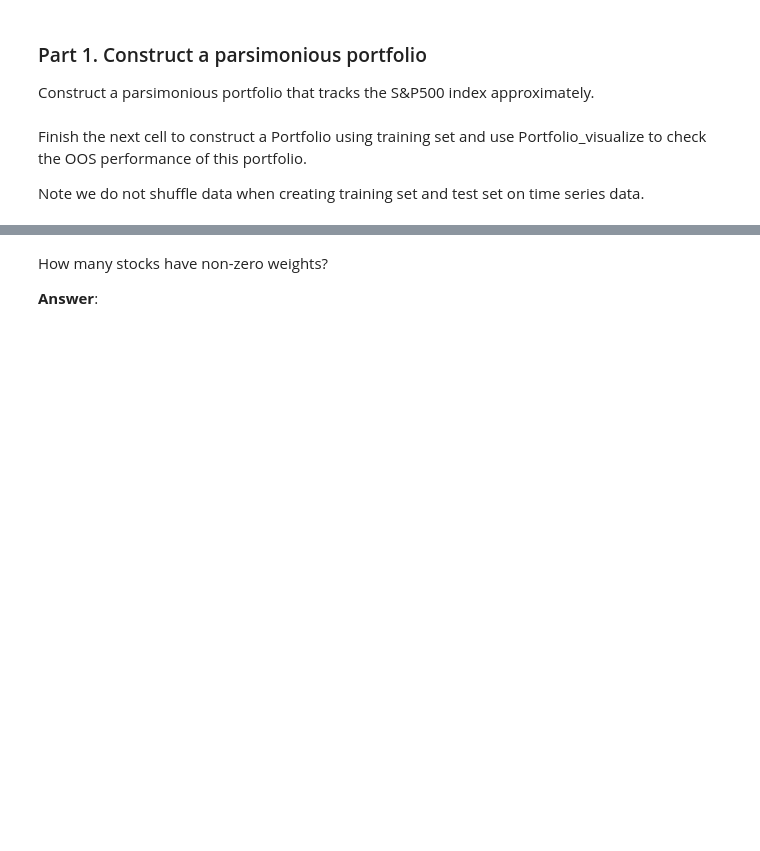
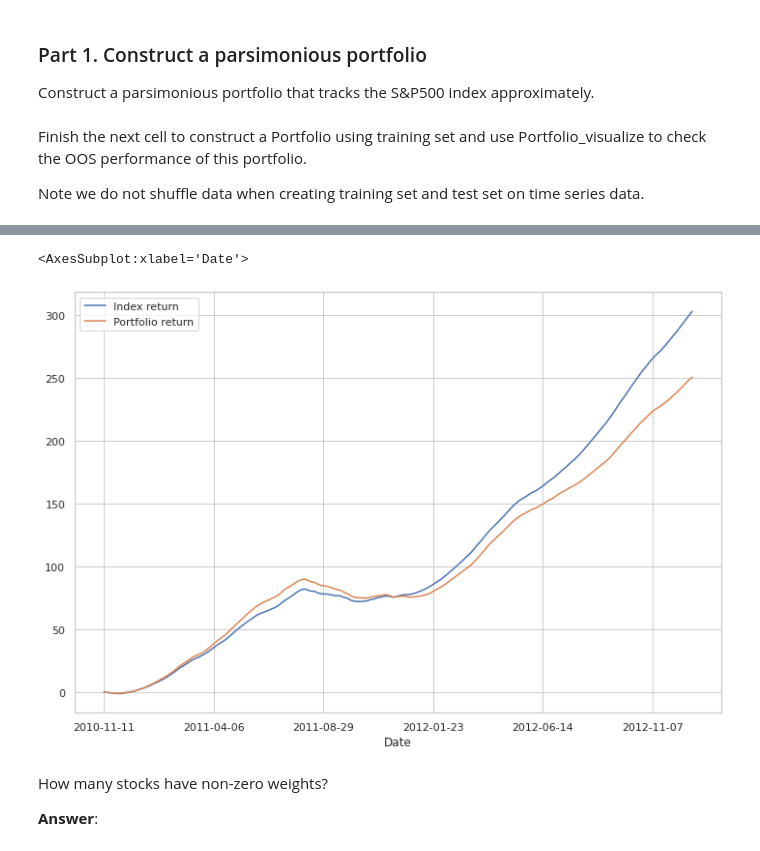
Before and after one commit to mattzhao-R/busn-20800, a Jupyter notebook: Psets/Assignment_3/Assignment_3.ipynb, the cells around one changed output, grey strips where cells are left out. Saved outputs shown, nothing was run; the diff lists cells and outputs as text; code cells hidden in the pictures; blank space fills up the shorter version.

Commit message:
fixed 5 part 1 and port_visualize

```diff
--- a/Psets/Assignment_3/Assignment_3.ipynb
+++ b/Psets/Assignment_3/Assignment_3.ipynb
@@ -335,3 +346,8 @@ Portfolio_visualize(pd.Series(port[1]), pd.Series(port[2]))
+# %%
+Portfolio_
+# %% [output]
+<AxesSubplot:xlabel='Date'>
+[figure, added]
 # %% [markdown]
 How many stocks have non-zero weights?
 
```
Also changed, not shown: parts of 9 cells of this notebook, 1 other file.
